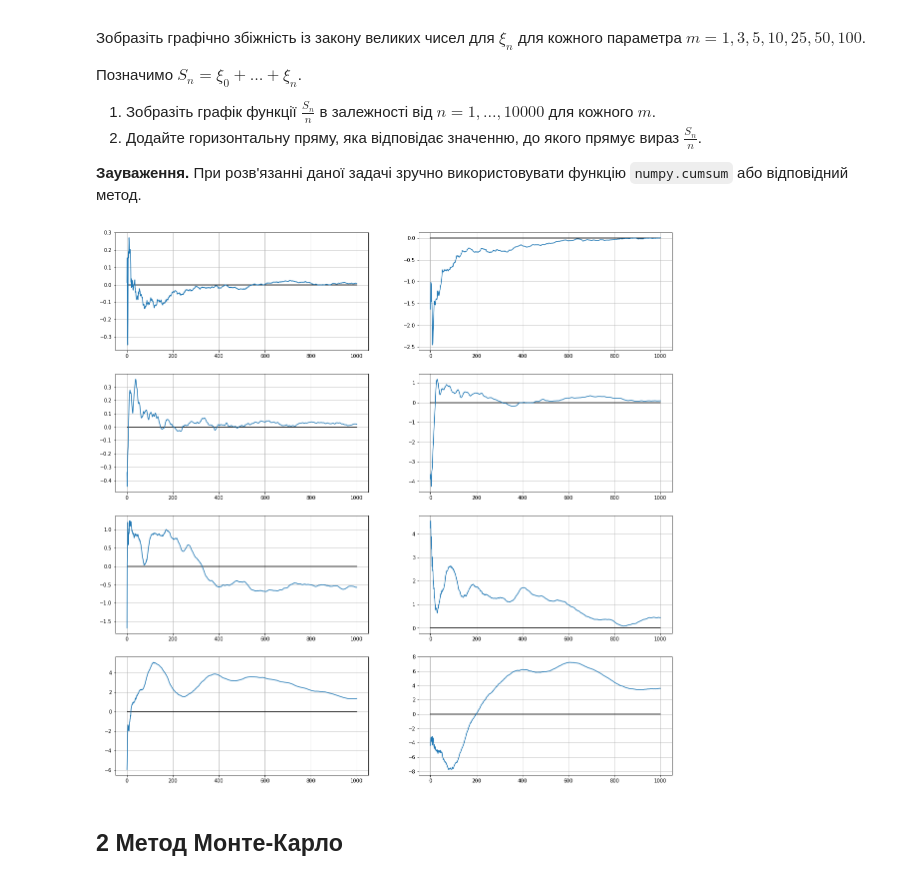
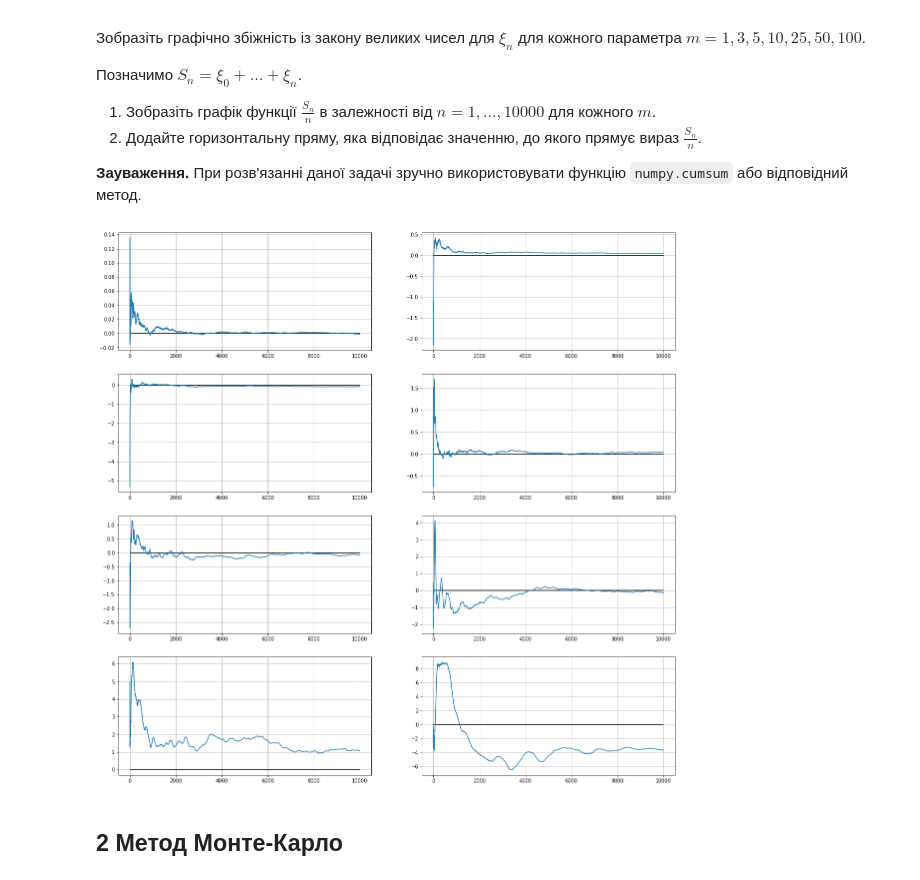
Before and after one commit to KatherineKovalets/projects, a Jupyter notebook: Домашня робота 10.ipynb, the cells around one changed output. Saved outputs shown, nothing was run; the diff lists cells and outputs as text; code cells hidden in the pictures.

```diff
--- a/Домашня робота 10.ipynb
+++ b/Домашня робота 10.ipynb
@@ -46,14 +46,16 @@ for i in range(1, 1001):
 
 fig = plt.figure(figsize=(20, 14))
 s=[]
+len=0
 for P in p:
     xi = geom(P)
     S=xi.rvs(size=1000).cumsum()
     s.append(S)
-for i in range(1,len(p)+1):
+    len+=1
+for i in range(1,len+1):
     plt.subplot(3, 2, i)
     plt.plot(n, s[i-1]/ n)
-    plt.hlines(1/p[i-1], 0, N)
+    plt.hlines(1/p[i-1], 0, 1000)
     plt.grid()
 
 plt.show()
@@ -117,28 +119,33 @@ plt.show()
 # %%
 # Місце для Вашого коду
 from scipy.stats import norm
 
 fig = plt.figure(figsize=(20, 20))
-n_list = np.arange(1, N+1)
+n= np.arange(1, 10000+1)
 M = [1, 3, 5, 10, 25, 50, 100, 500]
-
-for i, m in enumerate(M, 1):
+s=[]
+len=0
+N=10000
+for m in M:
     eps = norm.rvs(size=N+m+1)
     c = uniform.rvs(0, 1, size=m+1)
     eps_matrix = np.zeros((N, m+1))
     for j in range(N):
         cur = eps[N - j: N + m - j + 1]
         eps_matrix[j] = cur
     xi = eps_matrix.dot(c)
+    s.append(xi.cumsum())
+    len+=1
+
+for i in range(1,len+1):
     plt.subplot(4, 2, i)
-
-    plt.plot(n, xi.cumsum() / n)
+    plt.plot(n, s[i-1]/n)
     plt.grid()
     plt.hlines(0, 0, N)
 
 plt.show()
 # %% [output]
-[figure, old version]
+[figure, new version]
 # %% [markdown]
 ## 2 Метод Монте-Карло
 # %% [markdown]
```
Also changed, not shown: parts of 8 cells of this notebook.
